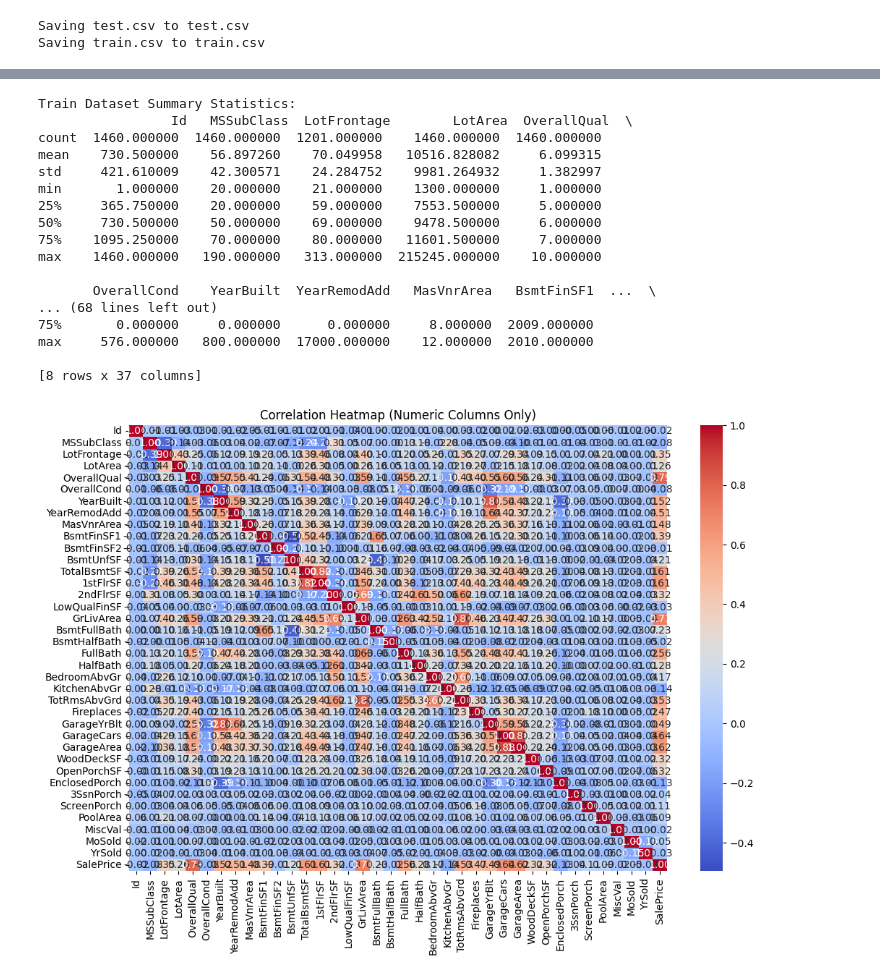
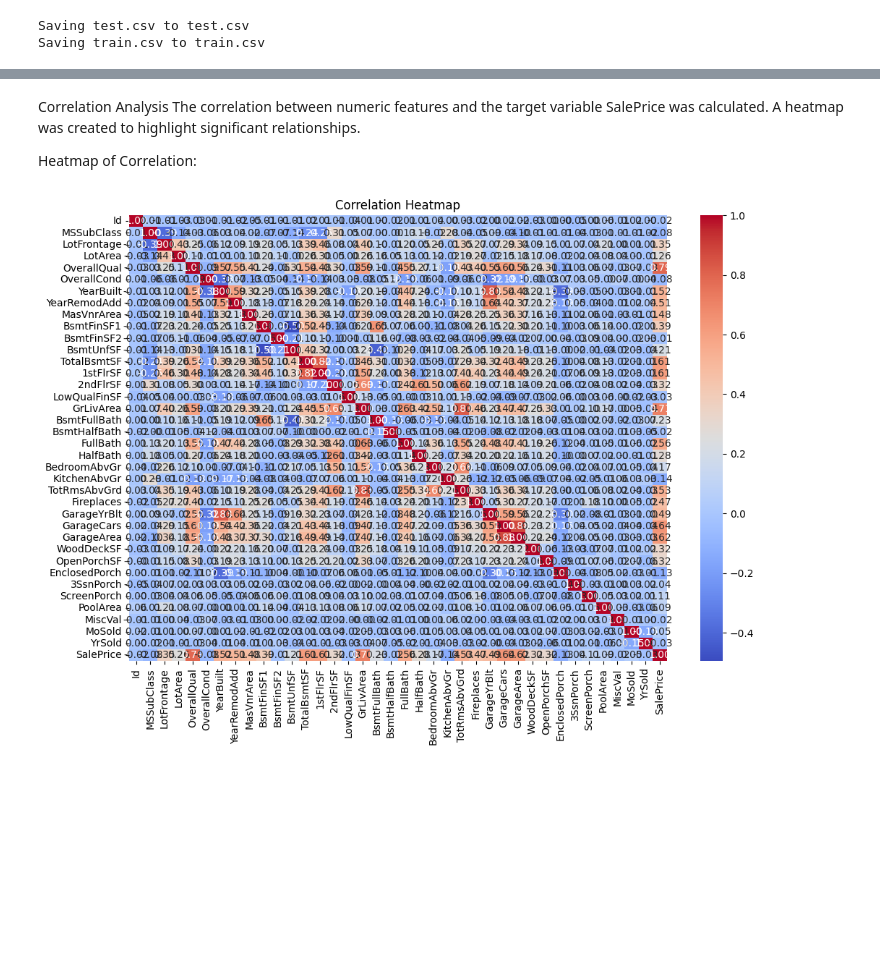
Before and after one commit to ZAINABALBALUSHI/Mining-and-Predictive-Analytics, a Jupyter notebook: ANALYSIS.ipynb, the cells around one changed output, grey strips where cells are left out. Cells and saved outputs as stored; diff of their text form; code cells hidden in the pictures; blank space fills up the shorter version.

```diff
--- a/ANALYSIS.ipynb
+++ b/ANALYSIS.ipynb
@@ -64,24 +67,0 @@ plt.show()
-# %%
-# Descriptive statistics for train dataset
-print("Train Dataset Summary Statistics:\n", train_df.describe())
-
-# Descriptive statistics for test dataset
-print("Test Dataset Summary Statistics:\n", test_df.describe())
-# %% [output]
-Train Dataset Summary Statistics:
-                 Id   MSSubClass  LotFrontage        LotArea  OverallQual  \
-count  1460.000000  1460.000000  1201.000000    1460.000000  1460.000000
-mean    730.500000    56.897260    70.049958   10516.828082     6.099315
-std     421.610009    42.300571    24.284752    9981.264932     1.382997
-min       1.000000    20.000000    21.000000    1300.000000     1.000000
-25%     365.750000    20.000000    59.000000    7553.500000     5.000000
-50%     730.500000    50.000000    69.000000    9478.500000     6.000000
-75%    1095.250000    70.000000    80.000000   11601.500000     7.000000
-max    1460.000000   190.000000   313.000000  215245.000000    10.000000
-
-       OverallCond    YearBuilt  YearRemodAdd   MasVnrArea   BsmtFinSF1  ...  \
-... (68 lines left out)
-75%       0.000000     0.000000      0.000000     8.000000  2009.000000
-max     576.000000   800.000000  17000.000000    12.000000  2010.000000
-
-[8 rows x 37 columns]
@@ -92,11 +68,17 @@ corr_matrix = numeric_cols.corr()
+# %% [markdown]
+Correlation Analysis
+The correlation between numeric features and the target variable SalePrice was calculated. A heatmap was created to highlight significant relationships.
+
+Heatmap of Correlation:
 # %%
-import seaborn as sns
-import matplotlib.pyplot as plt
+# Compute correlation matrix for numeric features
+numeric_cols = train_df.select_dtypes(include=['float64', 'int64'])
+corr_matrix = numeric_cols.corr()
 
-# Plot heatmap for the correlation matrix
+# Visualize the correlation heatmap
 plt.figure(figsize=(12, 8))
 sns.heatmap(corr_matrix, annot=True, fmt=".2f", cmap="coolwarm")
-plt.title("Correlation Heatmap (Numeric Columns Only)")
+plt.title("Correlation Heatmap")
 plt.show()
 # %% [output]
-[figure, old version]
+[figure, new version]
```
Also changed, not shown: parts of 12 cells of this notebook.
